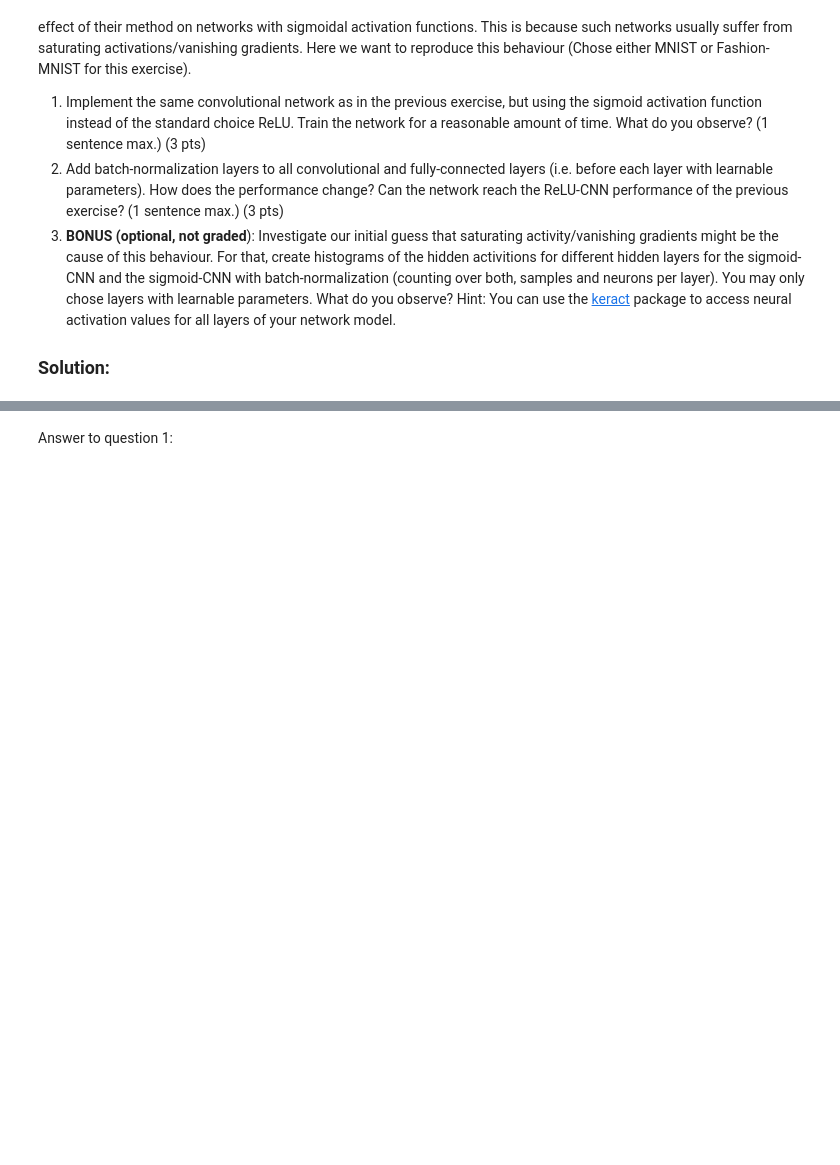
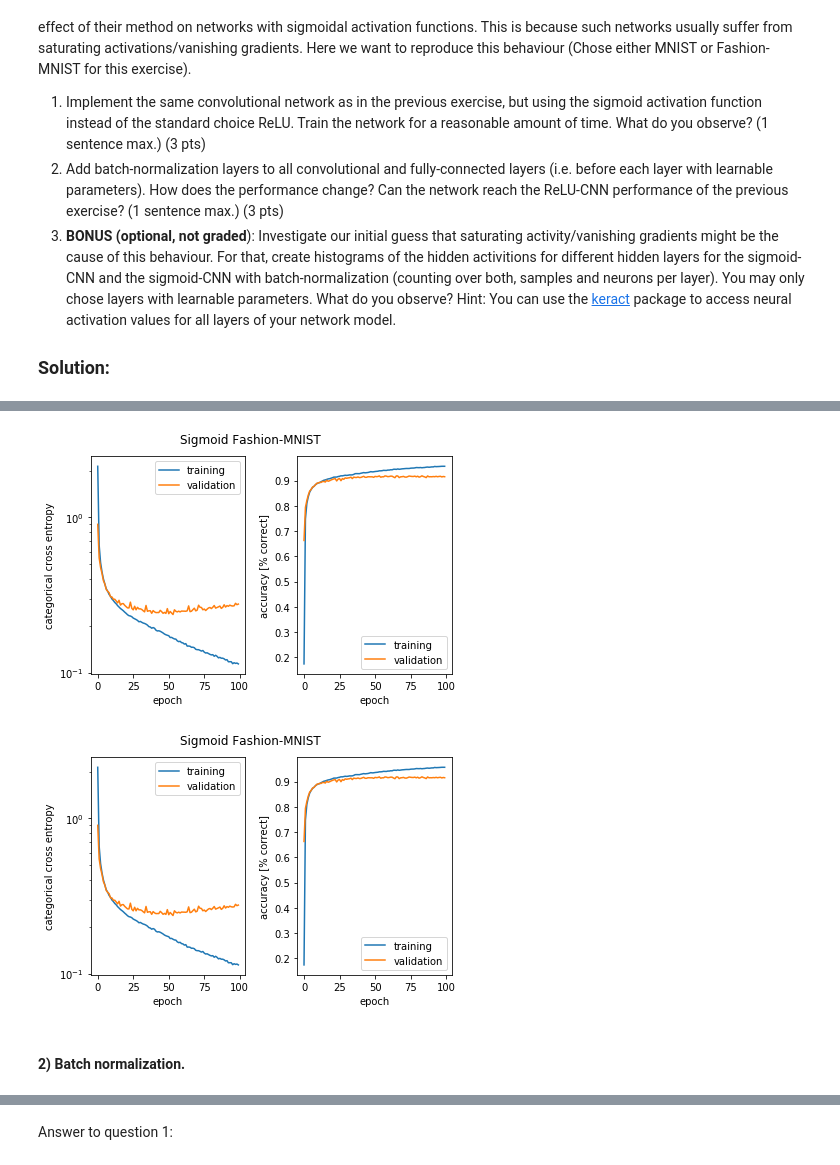
Before and after one commit to haakonms/annminiproject, a Jupyter notebook: miniproject1.ipynb, the cells around one changed output, grey strips where cells are left out. Cells and saved outputs as stored; diff of their text form; code cells hidden in the pictures; blank space fills up the shorter version.

```diff
--- a/miniproject1.ipynb
+++ b/miniproject1.ipynb
@@ -472,0 +642,36 @@ Hint: You can use the [keract](https://github.com/philipperemy/keract) package t
+# %%
+def cnn_sigmoid_model(x_train, y_train, x_test, y_test, num_classes=10, nrows=28, ncols=28, batch_size=128, epochs=10):
+
+    input_shape = (nrows, ncols, 1)
+
+    model = Sequential()
+
+    model.add(Conv2D(128, kernel_size=(3, 3),
+                     activation='sigmoid',
+                     input_shape=input_shape))
+
+    model.add(Conv2D(64, (3, 3), activation='sigmoid'))
+    model.add(MaxPooling2D())
+    model.add(Conv2D(32, (3, 3), activation='sigmoid'))
+
+    model.add(Dropout(0.25))
+    model.add(Flatten())
+    model.add(Dense(num_classes, activation='softmax'))
+
+    model.compile(loss='categorical_crossentropy',
+                  optimizer=Adam(lr=0.001),
+                  metrics=['accuracy'])
+
+    history = model.fit(x_train, y_train,
+              batch_size=batch_size,
+              epochs=epochs,
+              verbose=1,
+              validation_data=(x_test, y_test))
+
+    score = model.evaluate(x_test, y_test, verbose=0)
+    print('Test loss:', score[0])
+    print('Test accuracy:', score[1])
+
+    return history
+# %%
+sigmoid_history = cnn_sigmoid_model(fashion_x_train, fashion_y_train, fashion_x_test, fashion_y_test, epochs=100)
@@ -472,0 +696,7 @@ Hint: You can use the [keract](https://github.com/philipperemy/keract) package t
+# %%
+plot_history(sigmoid_history, 'Sigmoid Fashion-MNIST')
+# %% [output]
+[figure, added]
+[figure, added]
+# %% [markdown]
+#### 2) Batch normalization.
```
Also changed, not shown: parts of 28 cells of this notebook.
